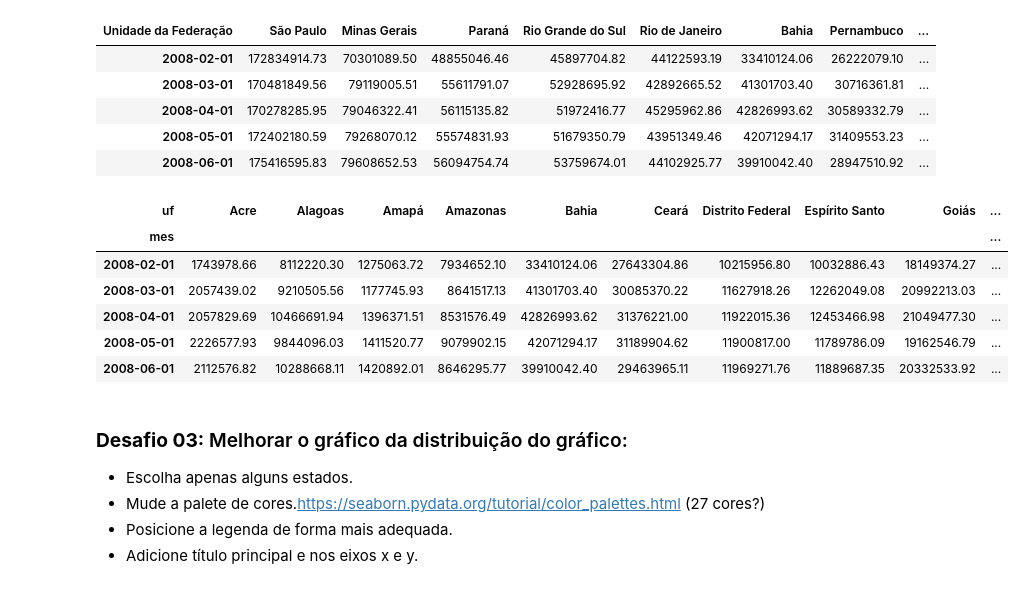
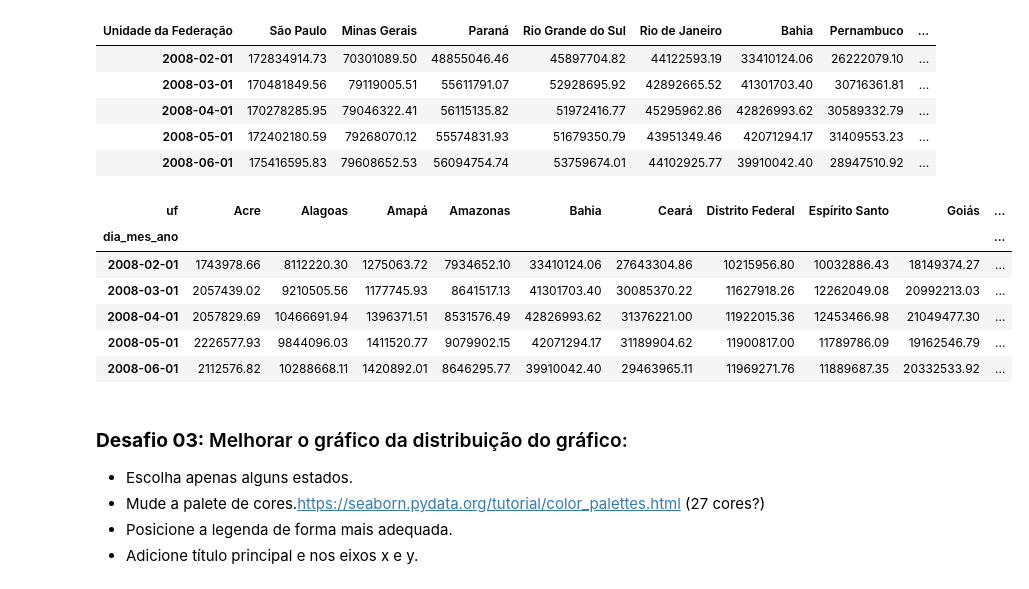
Before and after one commit to gustavopierre/data_science_portfolio, a Jupyter notebook: BootcampAlura_GustavoPierre.ipynb, the cells around one changed output. Drawn from its saved outputs; the diff is of its cells as text; code cells hidden in the pictures.

```diff
--- a/BootcampAlura_GustavoPierre.ipynb
+++ b/BootcampAlura_GustavoPierre.ipynb
@@ -1587,6 +1587,7 @@ mensal.reset_index().head()
 | 4 | 2008-06-01 | 175416595.83 | 79608652.53 | 56094754.74 | 53759674.01 | 44102925.77 | 39910042.40 | ... |
 # %%
 mensal_aberto = mensal.reset_index().melt(id_vars=['index'], value_vars=mensal.columns)
-mensal_aberto.columns = ['mes', 'uf', 'gasto']
+mensal_aberto.columns = ['dia_mes_ano', 'uf', 'gasto']
+mensal_aberto['dia_mes_ano'] = mensal_aberto['dia_mes_ano'].astype('datetime64')
 mensal_aberto.head()
 # %% [output]
@@ -1669,14 +1670,14 @@ mensal.head()
 | 2008-06-01 | 175416595.83 | 79608652.53 | 56094754.74 | 53759674.01 | 44102925.77 | 39910042.40 | 28947510.92 | ... |
 # %%
 mensal_aberto_pivotado = mensal_aberto.pivot_table(
-    index='mes',
+    index='dia_mes_ano',
     columns='uf',
     values='gasto'
 )
 mensal_aberto_pivotado.head()
 # %% [output]
 | uf | Acre | Alagoas | Amapá | Amazonas | Bahia | Ceará | Distrito Federal | Espírito Santo | Goiás | ... |
-| mes |  |  |  |  |  |  |  |  |  | ... |
+| dia_mes_ano |  |  |  |  |  |  |  |  |  | ... |
 | 2008-02-01 | 1743978.66 | 8112220.30 | 1275063.72 | 7934652.10 | 33410124.06 | 27643304.86 | 10215956.80 | 10032886.43 | 18149374.27 | ... |
 | 2008-03-01 | 2057439.02 | 9210505.56 | 1177745.93 | 8641517.13 | 41301703.40 | 30085370.22 | 11627918.26 | 12262049.08 | 20992213.03 | ... |
 | 2008-04-01 | 2057829.69 | 10466691.94 | 1396371.51 | 8531576.49 | 42826993.62 | 31376221.00 | 11922015.36 | 12453466.98 | 21049477.30 | ... |
```
Also changed, not shown: parts of 19 cells of this notebook.
